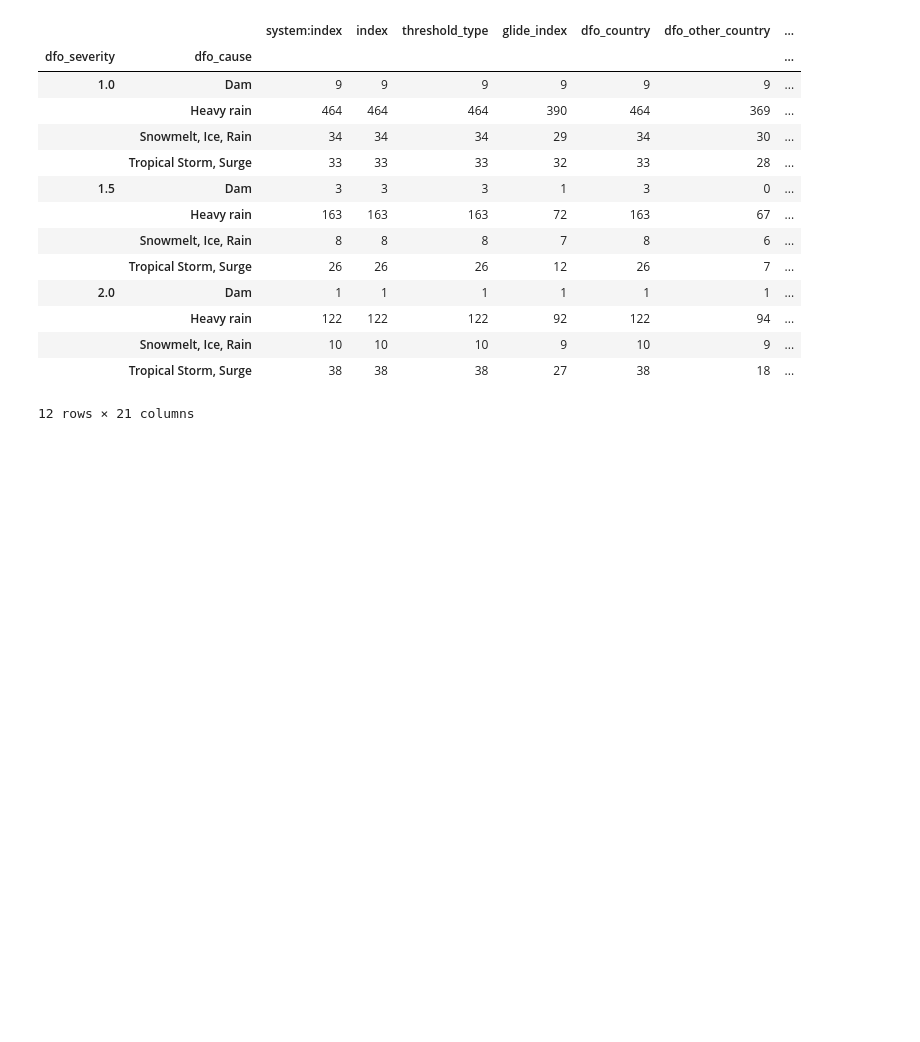
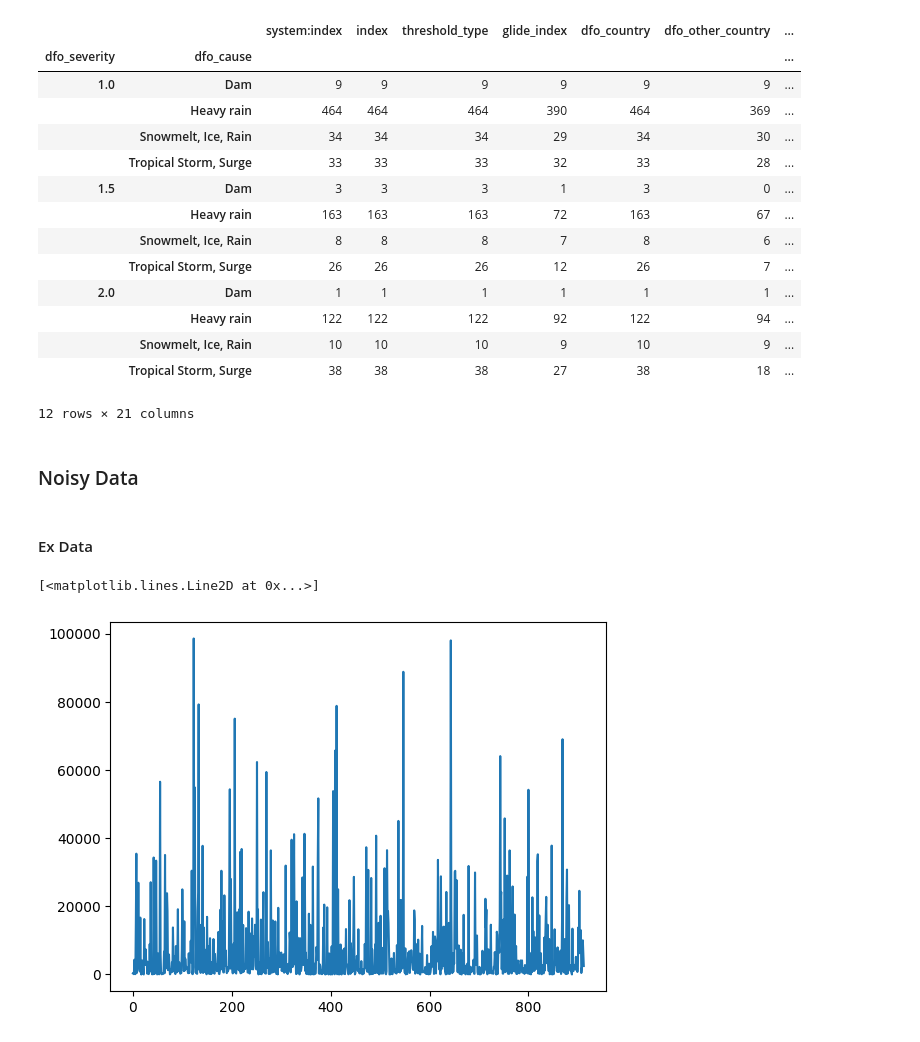
Before and after one commit to kittanaiwisetkhro/BSC_DPDM2025, a Jupyter notebook: Ch3_Data_Preprocessing.ipynb, the cells around one changed output. Cells and saved outputs as stored; diff of their text form; code cells hidden in the pictures; blank space fills up the shorter version.

Commit message:
แก้  Noisy Data (Smootthing, Outlier Remove)

```diff
--- a/Ch3_Data_Preprocessing.ipynb
+++ b/Ch3_Data_Preprocessing.ipynb
@@ -240,3 +248,13 @@ df_sever2 = df[df['dfo_severity']==2.0]
 df_sever1 = df_sever1.fillna({'dfo_cause': 'Heavy rain'})
 df_sever15 = df_sever15.fillna({'dfo_cause': 'Snowmelt, Ice, Rain'})
 df_sever2 = df_sever2.fillna({'dfo_cause': 'Tropical Storm, Surge'})
+# %% [markdown]
+### Noisy Data
+# %% [markdown]
+#### Ex Data
+# %%
+import matplotlib.pyplot as plt
+plt.plot(df['gfd_area'])
+# %% [output]
+[<matplotlib.lines.Line2D at 0x...>]
+[figure, added]
```
Also changed, not shown: parts of 26 cells of this notebook.
